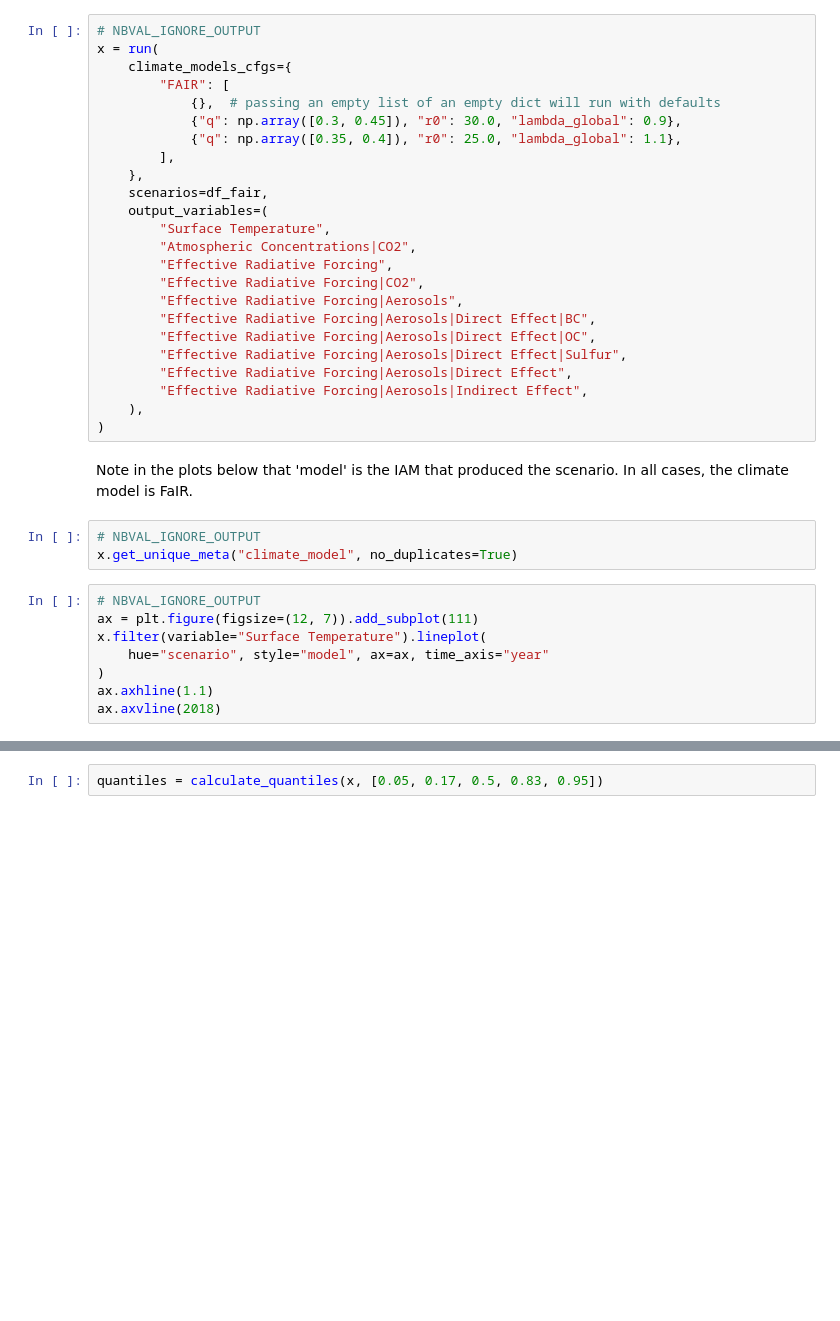
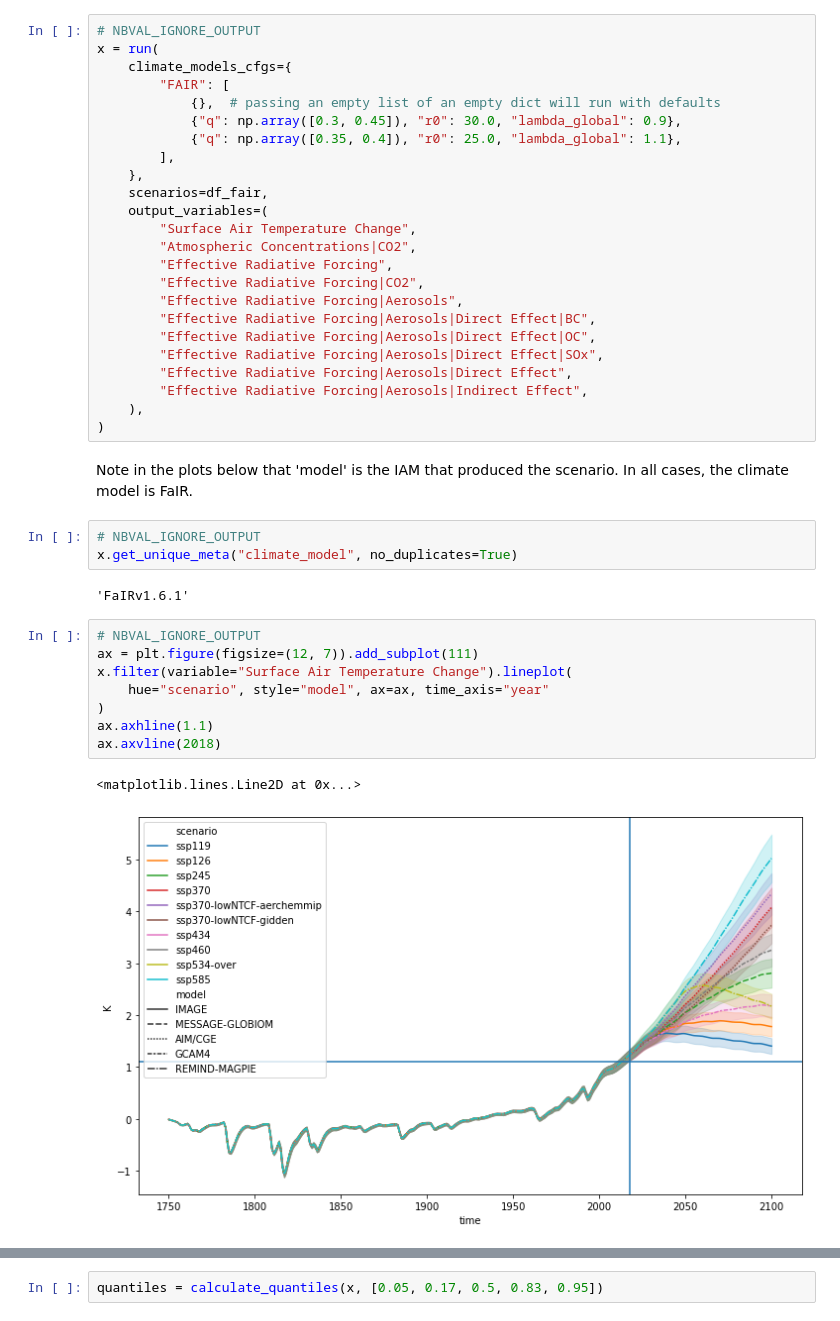
Before and after one commit to openscm/openscm-runner, a Jupyter notebook: notebooks/run-fair.ipynb, the cells around one changed output, grey strips where cells are left out. Saved outputs shown, nothing was run; the diff lists cells and outputs as text; blank space fills up the shorter version.

```diff
--- a/notebooks/run-fair.ipynb
+++ b/notebooks/run-fair.ipynb
@@ -50,14 +76,14 @@ x = run(
     },
     scenarios=df_fair,
     output_variables=(
-        "Surface Temperature",
+        "Surface Air Temperature Change",
         "Atmospheric Concentrations|CO2",
         "Effective Radiative Forcing",
         "Effective Radiative Forcing|CO2",
         "Effective Radiative Forcing|Aerosols",
         "Effective Radiative Forcing|Aerosols|Direct Effect|BC",
         "Effective Radiative Forcing|Aerosols|Direct Effect|OC",
-        "Effective Radiative Forcing|Aerosols|Direct Effect|Sulfur",
+        "Effective Radiative Forcing|Aerosols|Direct Effect|SOx",
         "Effective Radiative Forcing|Aerosols|Direct Effect",
         "Effective Radiative Forcing|Aerosols|Indirect Effect",
     ),
@@ -67,14 +93,19 @@ Note in the plots below that 'model' is the IAM that produced the scenario. In a
 # %%
 # NBVAL_IGNORE_OUTPUT
 x.get_unique_meta("climate_model", no_duplicates=True)
+# %% [output]
+'FaIRv1.6.1'
 # %%
 # NBVAL_IGNORE_OUTPUT
 ax = plt.figure(figsize=(12, 7)).add_subplot(111)
-x.filter(variable="Surface Temperature").lineplot(
+x.filter(variable="Surface Air Temperature Change").lineplot(
     hue="scenario", style="model", ax=ax, time_axis="year"
 )
 ax.axhline(1.1)
 ax.axvline(2018)
+# %% [output]
+<matplotlib.lines.Line2D at 0x...>
+[figure, added]
 # %%
 # NBVAL_IGNORE_OUTPUT
 ax = plt.figure(figsize=(12, 7)).add_subplot(111)
```
Also changed, not shown: parts of 14 cells of this notebook, 5 other files.
